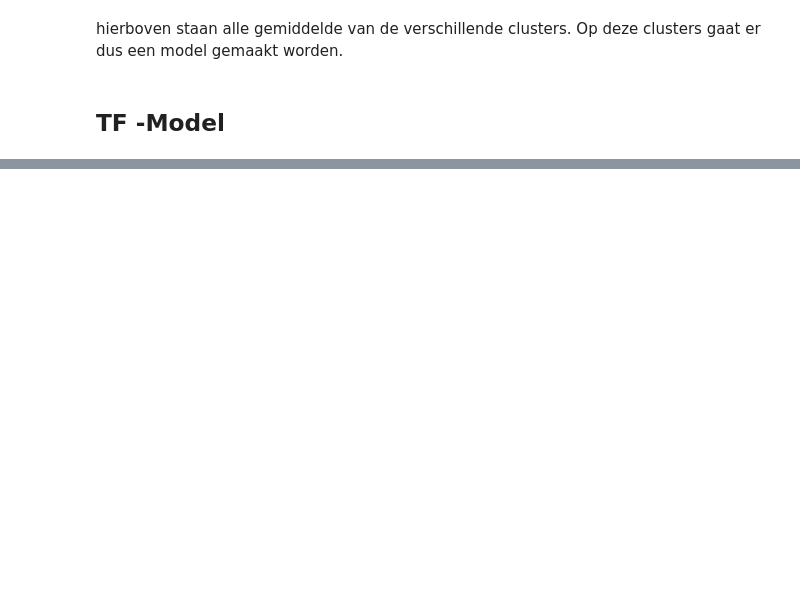
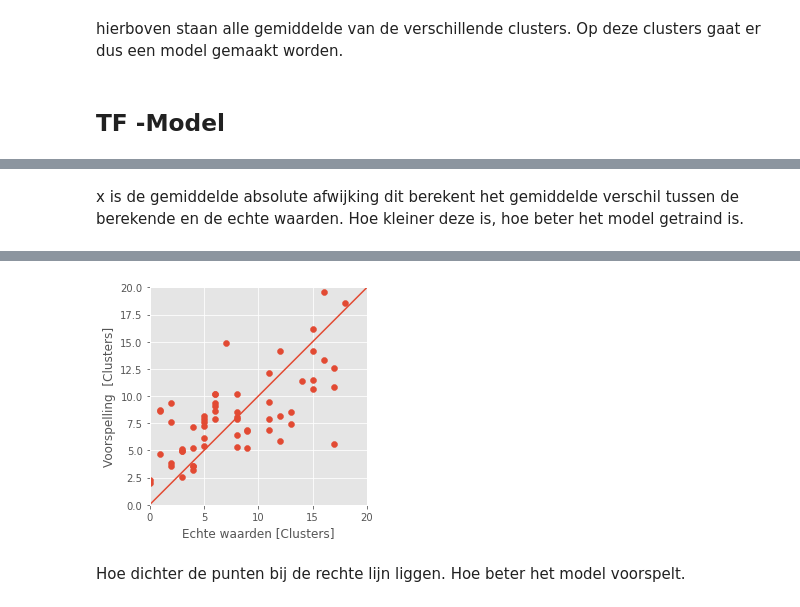
Before and after one commit to annevogel13/Smartie, a Jupyter notebook: TF-Model/TF-Model_V1.ipynb, the cells around one changed output, grey strips where cells are left out. Drawn from its saved outputs; the diff is of its cells as text; code cells hidden in the pictures; blank space fills up the shorter version.

```diff
--- a/TF-Model/TF-Model_V1.ipynb
+++ b/TF-Model/TF-Model_V1.ipynb
@@ -269,0 +404,14 @@ hierboven staan alle gemiddelde van de verschillende clusters. Op deze clusters
+# %% [markdown]
+x is de gemiddelde absolute afwijking dit berekent het gemiddelde verschil tussen de berekende en de echte waarden. Hoe kleiner deze is, hoe beter het model getraind is.
+# %%
+test_predictions = model1.predict(test_features).flatten()
+
+a = plt.axes(aspect='equal')
+plt.scatter(test_labels, test_predictions)
+plt.xlabel('Echte waarden [Clusters]')
+plt.ylabel('Voorspelling  [Clusters]')
+lims = [0, 20]
+plt.xlim(lims)
+plt.ylim(lims)
+_ = plt.plot(lims, lims)
+# %% [output]
@@ -269,0 +419,3 @@ hierboven staan alle gemiddelde van de verschillende clusters. Op deze clusters
+[figure, added]
+# %% [markdown]
+Hoe dichter de punten bij de rechte lijn liggen. Hoe beter het model voorspelt.
```
Also changed, not shown: parts of 24 cells of this notebook.
